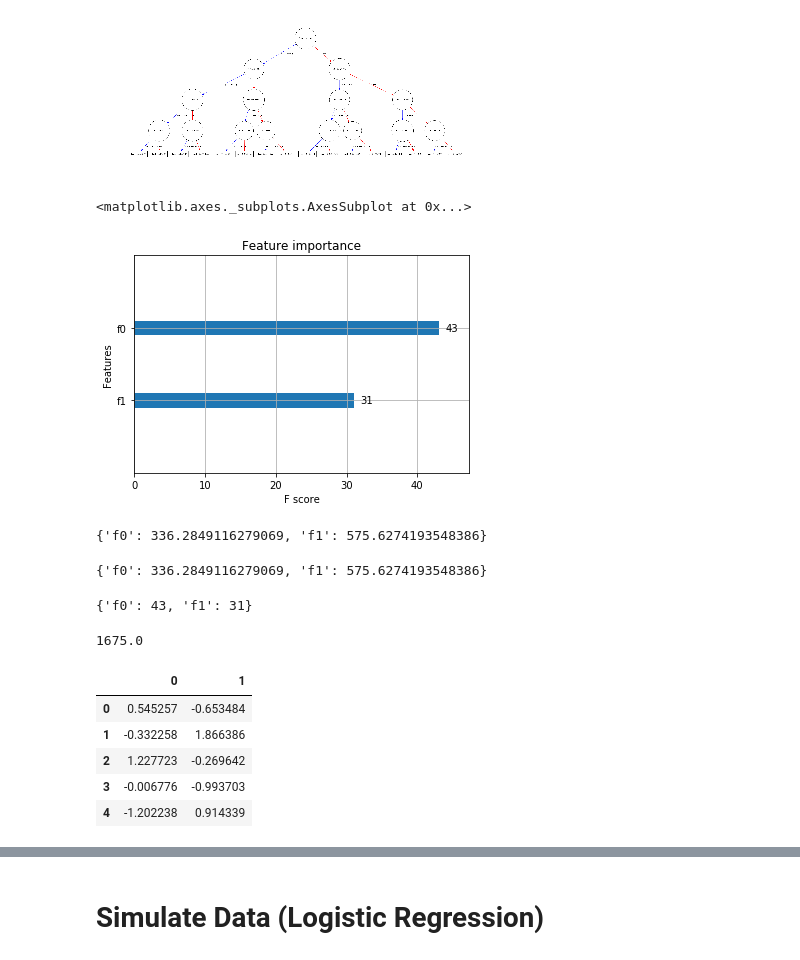
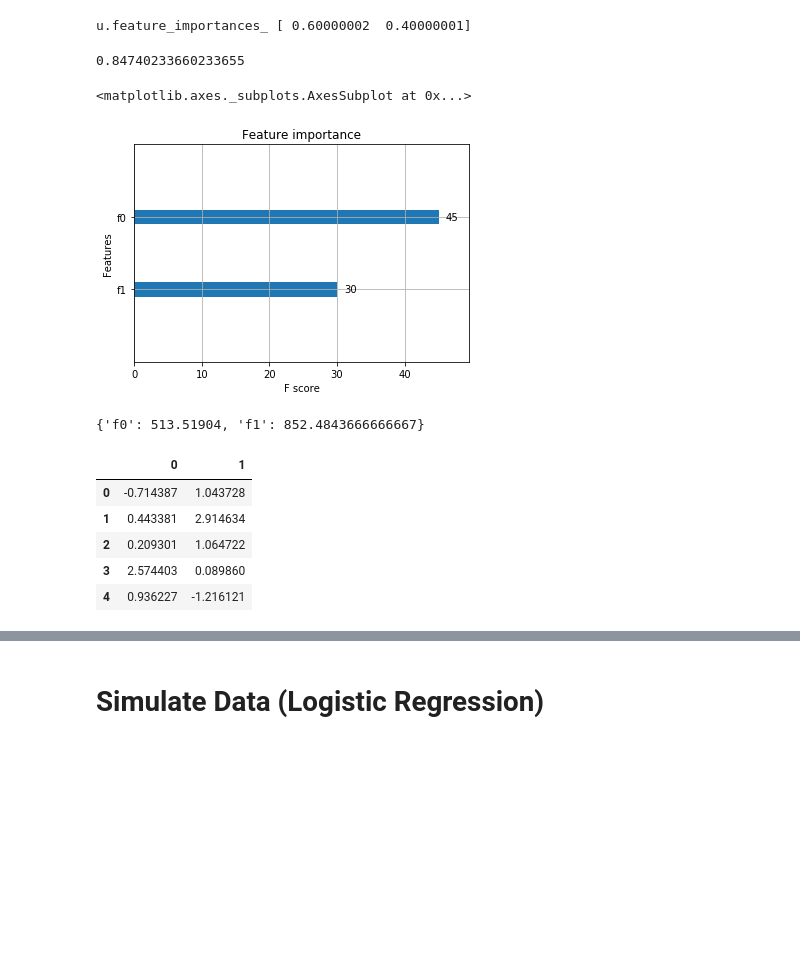
Before and after one commit to hvillamil3/Study, a Jupyter notebook: Toy Model examples.ipynb, the cells around one changed output, grey strips where cells are left out. Drawn from its saved outputs; the diff is of its cells as text; code cells hidden in the pictures; blank space fills up the shorter version.

Commit message:
added 2nd tree gain calculation

```diff
--- a/Toy Model examples.ipynb
+++ b/Toy Model examples.ipynb
@@ -28,8 +29,0 @@ from sklearn.model_selection import StratifiedKFold
-# %%
-from xgboost import plot_tree
-
-# plot single tree
-plot_tree(model)
-pyplot.show()
-# %% [output]
-[figure, removed]
@@ -41,32 +30,52 @@ from xgboost import plot_importance
+# %%
+## TOY DATA LOGISTIC Regression
+#> set.seed(666)
+np.random.seed(seed=233423)
+x1 = st.norm.rvs(size=10000)           # some continuous variables
+x2 = st.norm.rvs(size=10000)
+z = 1 + 2 *x1 +3 *x2        # linear combination with a bias
+pr = 1/(1 +np.exp(-z))         # pass through an inv-logit function
+y = st.binom.rvs(n=1,p=pr, size=10000) #rbinom(1000,1,pr) # bernoulli response variable
+
+X=np.column_stack([x1,x2])
+# standardize the features since regularization requires all features to be on same scale
+scaler = StandardScaler(copy=True)
+# we have created a standardization based on the training data
+X_train = scaler.fit(X).transform(X)
+y_train = y
+
+#now feed it to glm:
+#df = data.frame(y=y,x1=x1,x2=x2)
+# %%
+u=xgb.XGBClassifier()
+
+u.set_params( learning_rate= 0.1, max_depth= 4, n_estimators= 5 )
+u.fit(X_train, y_train)
+
+print('u.feature_importances_',u.feature_importances_)
+cross_val_score(u, X_train, y_train, cv=10 ).mean()
+
+# Logistic Regression
+# %% [output]
+u.feature_importances_ [ 0.60000002  0.40000001]
+0.84740233660233655
 # %%
-plot_importance(u,importance_type="weight")
+xgb.plot_importance(u,importance_type="weight")
 # %% [output]
 <matplotlib.axes._subplots.AxesSubplot at 0x...>
-[figure, old version]
+[figure, new version]
 # %%
 u.booster().get_score(importance_type='cover')
-#     self, fmap='', importance_type='weight'):
-#         """Get feature importance of each feature.
-#         Importance type can be defined as:
-#             'weight' - the number of times a feature is used to split the data across all trees.
-#             'gain' - the average gain of the feature when it is used in trees
-#             'cover' - the average coverage of the feature when it is used in trees
+# self, fmap='', importance_type='weight'):
+# """Get feature importance of each feature.
+# Importance type can be defined as:
+# 'weight' - the number of times a feature is used to split the data across all trees.
+# 'gain' - the average gain of the feature when it is used in trees
+# 'cover' - the average coverage of the feature when it is used in trees
 # %% [output]
-{'f0': 336.2849116279069, 'f1': 575.6274193548386}
+{'f0': 513.51904, 'f1': 852.4843666666667}
-# %%
-gmap
-# %% [output]
-{'f0': 336.2849116279069, 'f1': 575.6274193548386}
-# %%
-fmap
-# %% [output]
-{'f0': 43, 'f1': 31}
 # %%
 results = u.booster().get_dump( with_stats=True)
-# %%
-len(FF)/4
-# %% [output]
-1675.0
 # %%
 FF = pd.DataFrame(X_train)
 FF['y'] =y_train
@@ -75,8 +84,8 @@ len(FF[(FF[0]<0.304833) & (FF[1]<-0.225163)])
 FF[[0,1]].head()
 # %% [output]
 |  | 0 | 1 |
-| 0 | 0.545257 | -0.653484 |
-| 1 | -0.332258 | 1.866386 |
-| 2 | 1.227723 | -0.269642 |
-| 3 | -0.006776 | -0.993703 |
-| 4 | -1.202238 | 0.914339 |
+| 0 | -0.714387 | 1.043728 |
+| 1 | 0.443381 | 2.914634 |
+| 2 | 0.209301 | 1.064722 |
+| 3 | 2.574403 | 0.089860 |
+| 4 | 0.936227 | -1.216121 |
```
Also changed, not shown: parts of 56 cells of this notebook.
